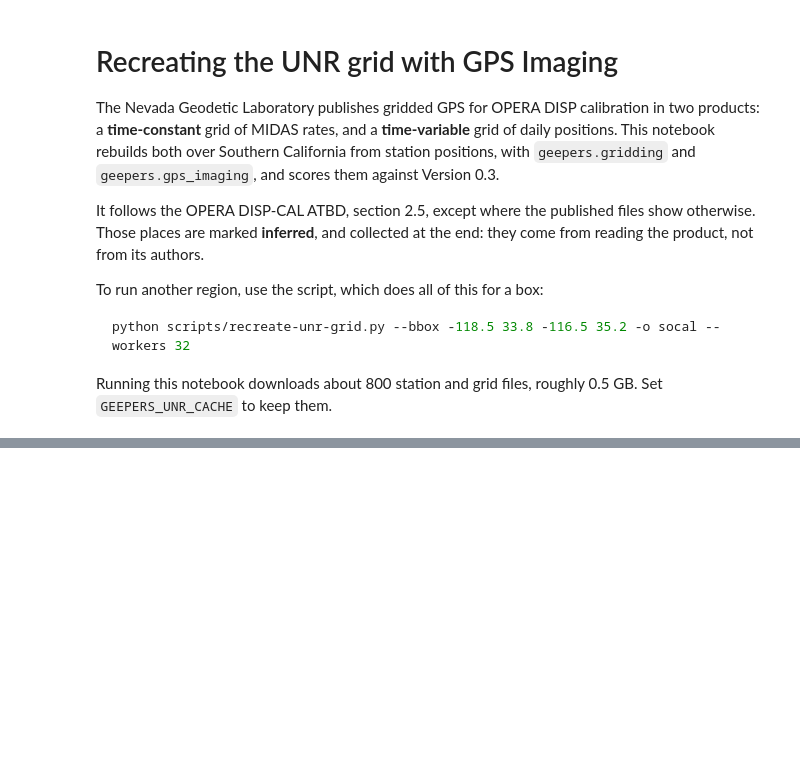
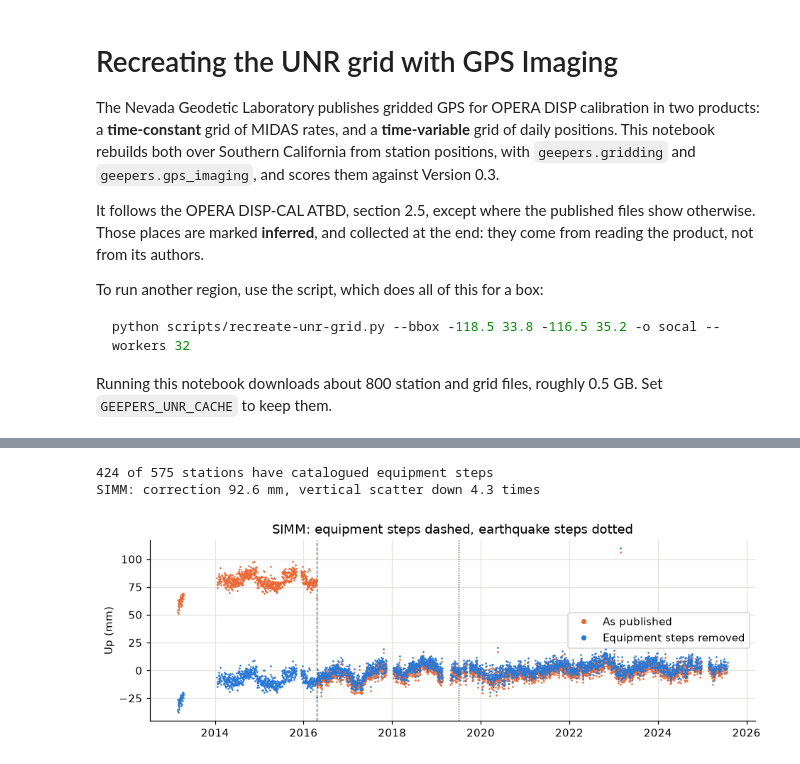
Before and after one commit to opera-adt/geepers, a Jupyter notebook: docs/notebooks/gps_imaging_unr_grid.ipynb, the cells around one changed output, grey strips where cells are left out. Cells and saved outputs as stored; diff of their text form; code cells hidden in the pictures; blank space fills up the shorter version.

```diff
--- a/docs/notebooks/gps_imaging_unr_grid.ipynb
+++ b/docs/notebooks/gps_imaging_unr_grid.ipynb
@@ -385,0 +491,43 @@ error near the fault, while a Gulf of California breakline helped on the mainlan
+# %%
+def without_equipment(site):
+    df = series[site]
+    df = df[df.index >= START]
+    t = gridding.years_since(df.index, START)
+    def inside(dates):
+        times = gridding.years_since(pd.DatetimeIndex(sorted(dates)), START)
+        return np.unique(times[(times > t[0]) & (times < t[-1])])
+    kit, eq = inside(equipment.get(site, [])), inside(quakes.get(site, []))
+    return df, remove_known_steps(t, df["up"].to_numpy(), kit, other_steps=eq)
+
+
+def scatter_about_line(t, y):
+    return np.std(y - np.polyval(np.polyfit(t, y, 1), t))
+
+
+improvement = {}
+for site in chosen.id:
+    if site in equipment:
+        df, cleaned = without_equipment(site)
+        if len(df) > 1 and np.ptp(df["up"].to_numpy() - cleaned) > 5:
+            t = gridding.years_since(df.index, START)
+            improvement[site] = scatter_about_line(t, df["up"].to_numpy()) / scatter_about_line(t, cleaned)
+site = max(improvement, key=improvement.get)
+df, cleaned = without_equipment(site)
+print(f"{sum(s in equipment for s in chosen.id)} of {len(chosen)} stations have catalogued equipment steps")
+print(f"{site}: correction {np.ptp(df['up'].to_numpy() - cleaned):.1f} mm, vertical scatter down {improvement[site]:.1f} times")
+
+fig, ax = plt.subplots(figsize=(10, 3))
+ax.plot(df.index, df["up"] - np.median(df["up"]), ".", ms=1.5, color=ORANGE, label="As published")
+ax.plot(df.index, cleaned - np.median(cleaned), ".", ms=1.5, color=BLUE, label="Equipment steps removed")
+for date in equipment[site]:
+    if df.index[0] < date < df.index[-1]:
+        ax.axvline(date, color=MUTED, lw=0.8, ls="--")
+for date in quakes.get(site, []):
+    if df.index[0] < date < df.index[-1]:
+        ax.axvline(date, color=MUTED, lw=0.8, ls=":")
+ax.set(ylabel="Up (mm)", title=f"{site}: equipment steps dashed, earthquake steps dotted")
+ax.legend(markerscale=5);
+# %% [output]
+424 of 575 stations have catalogued equipment steps
+SIMM: correction 92.6 mm, vertical scatter down 4.3 times
+[figure, added]
```
Also changed, not shown: parts of 71 cells of this notebook.
